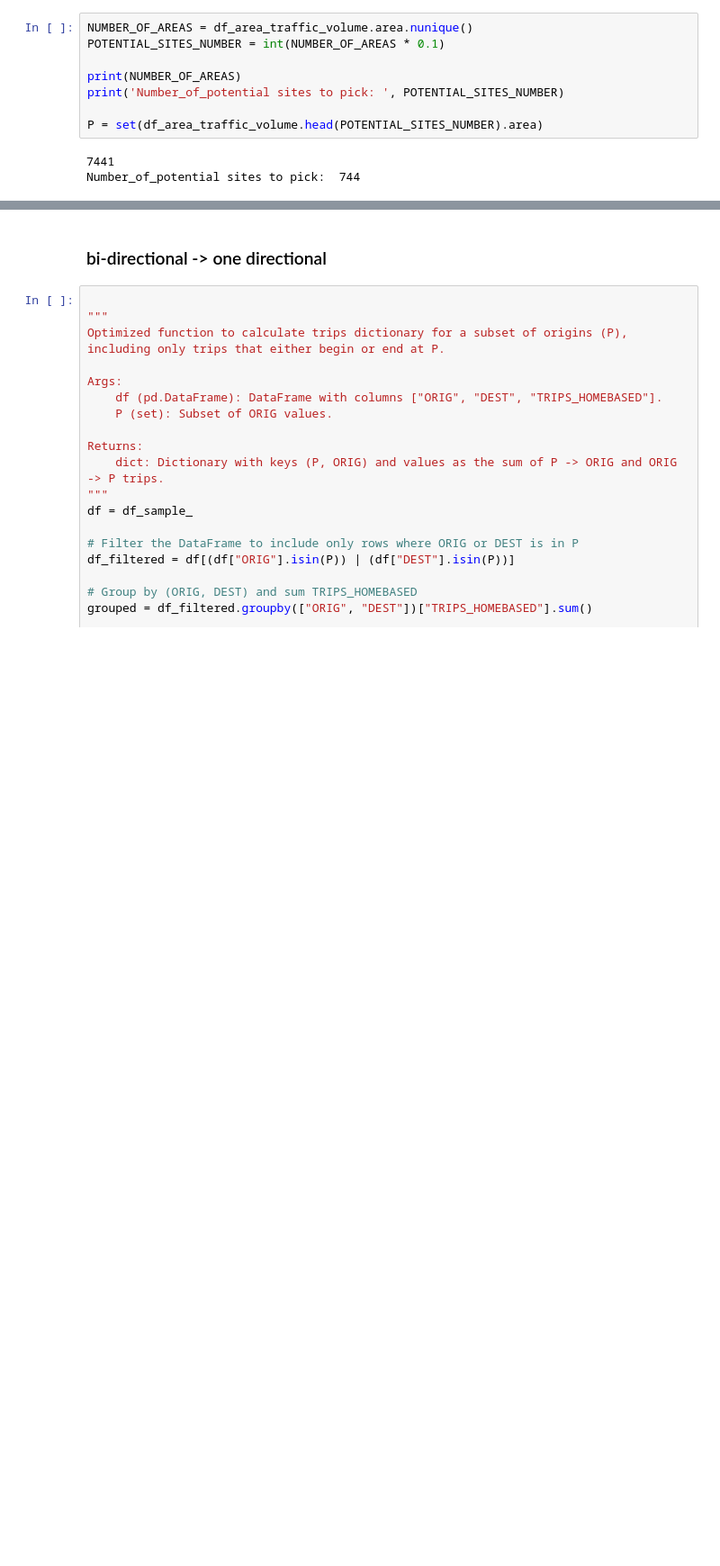
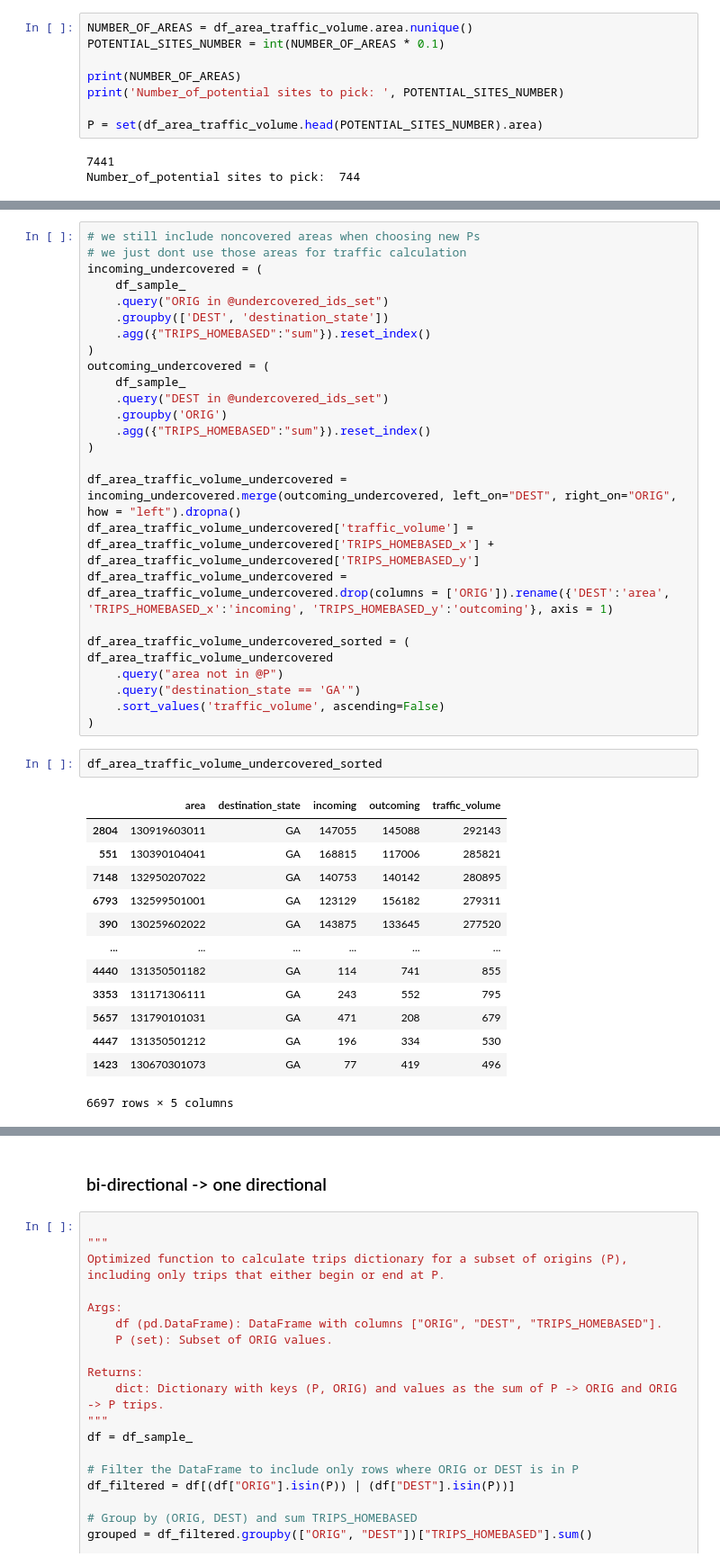
Before and after one commit to ivan-liuliaev/EV_Chargers_Placement_Optimization, a Jupyter notebook: nb_1_data_prep.ipynb, the cells around one changed output, grey strips where cells are left out. Shown at 90% size. Drawn from its saved outputs; the diff is of its cells as text; blank space fills up the shorter version.

```diff
--- a/nb_1_data_prep.ipynb
+++ b/nb_1_data_prep.ipynb
@@ -141,0 +187,42 @@ df_area_traffic_volume.query("area in @P and traffic_volume < 500000").traffic_v
+# %%
+# we still include noncovered areas when choosing new Ps
+# we just dont use those areas for traffic calculation
+incoming_undercovered = (
+    df_sample_
+    .query("ORIG in @undercovered_ids_set")
+    .groupby(['DEST', 'destination_state'])
+    .agg({"TRIPS_HOMEBASED":"sum"}).reset_index()
+)
+outcoming_undercovered = (
+    df_sample_
+    .query("DEST in @undercovered_ids_set")
+    .groupby('ORIG')
+    .agg({"TRIPS_HOMEBASED":"sum"}).reset_index()
+)
+
+df_area_traffic_volume_undercovered = incoming_undercovered.merge(outcoming_undercovered, left_on="DEST", right_on="ORIG", how = "left").dropna()
+df_area_traffic_volume_undercovered['traffic_volume'] = df_area_traffic_volume_undercovered['TRIPS_HOMEBASED_x'] + df_area_traffic_volume_undercovered['TRIPS_HOMEBASED_y']
+df_area_traffic_volume_undercovered = df_area_traffic_volume_undercovered.drop(columns = ['ORIG']).rename({'DEST':'area', 'TRIPS_HOMEBASED_x':'incoming', 'TRIPS_HOMEBASED_y':'outcoming'}, axis = 1)
+
+df_area_traffic_volume_undercovered_sorted = (
+df_area_traffic_volume_undercovered
+    .query("area not in @P")
+    .query("destination_state == 'GA'")
+    .sort_values('traffic_volume', ascending=False)
+)
+# %%
+df_area_traffic_volume_undercovered_sorted
+# %% [output]
+|  | area | destination_state | incoming | outcoming | traffic_volume |
+| 2804 | 130919603011 | GA | 147055 | 145088 | 292143 |
+| 551 | 130390104041 | GA | 168815 | 117006 | 285821 |
+| 7148 | 132950207022 | GA | 140753 | 140142 | 280895 |
+| 6793 | 132599501001 | GA | 123129 | 156182 | 279311 |
+| 390 | 130259602022 | GA | 143875 | 133645 | 277520 |
+| ... | ... | ... | ... | ... | ... |
+| 4440 | 131350501182 | GA | 114 | 741 | 855 |
+| 3353 | 131171306111 | GA | 243 | 552 | 795 |
+| 5657 | 131790101031 | GA | 471 | 208 | 679 |
+| 4447 | 131350501212 | GA | 196 | 334 | 530 |
+| 1423 | 130670301073 | GA | 77 | 419 | 496 |
+6697 rows × 5 columns
```
Also changed, not shown: parts of 26 cells of this notebook, 7 other files.
